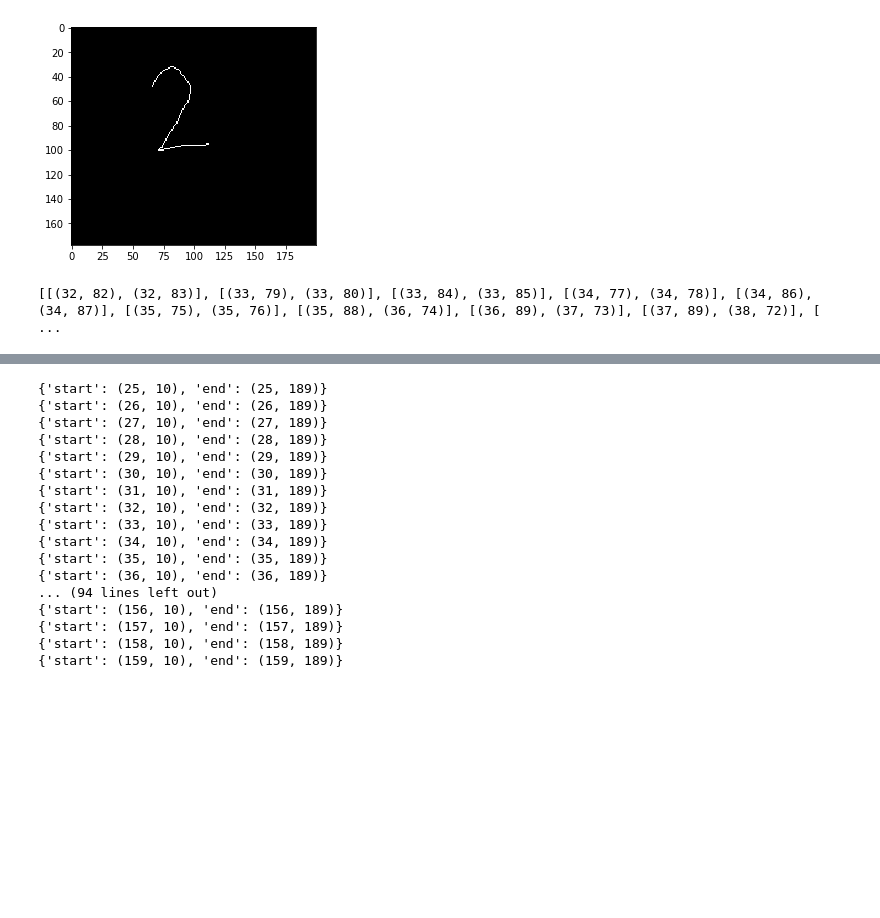
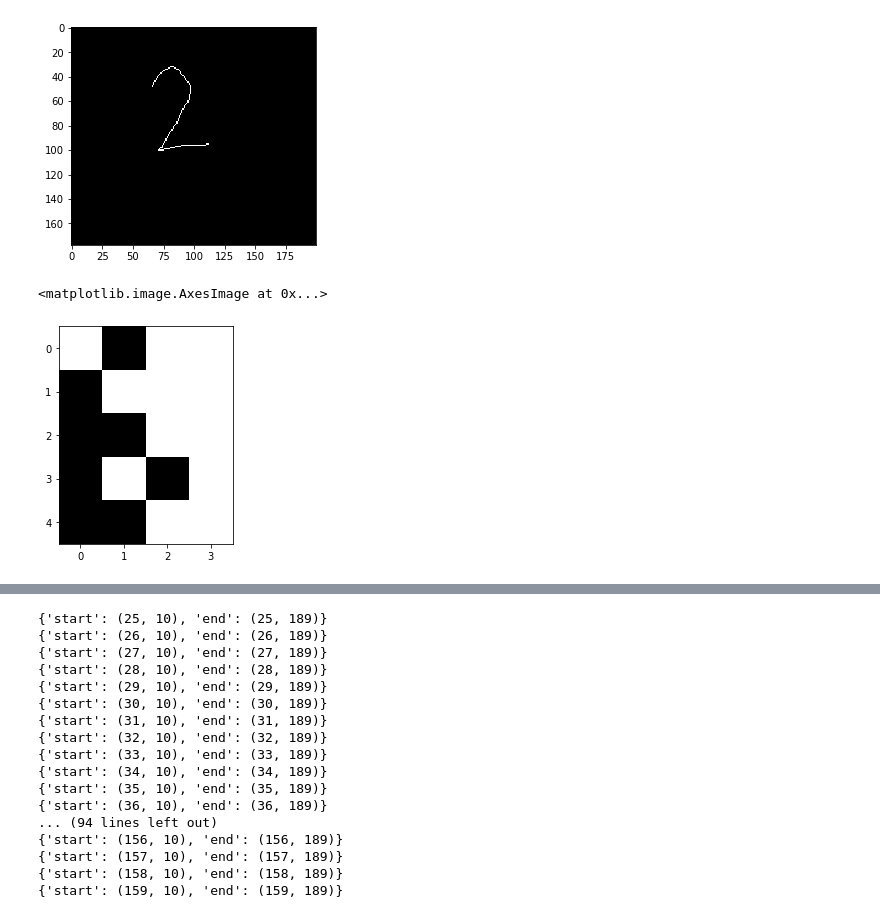
Before and after one commit to usamaimdadsian/pidrawing, a Jupyter notebook: practice.ipynb, the cells around one changed output, grey strips where cells are left out. Drawn from its saved outputs; the diff is of its cells as text; code cells hidden in the pictures; blank space fills up the shorter version.

```diff
--- a/practice.ipynb
+++ b/practice.ipynb
@@ -51,31 +51,37 @@ plt.imshow(img,'gray')
 # %% [output]
 <matplotlib.image.AxesImage at 0x...>
 [figure]
+# %%
+img = np.array([[1,0,1,1],[0,1,1,1],[0,0,1,1],[0,1,0,1],[0,0,1,1]])
+plt.imshow(img,'gray')
+# %% [output]
+<matplotlib.image.AxesImage at 0x...>
+[figure, added]
 # %%
 indexes = np.where(img == 1)
 indexes = list(zip(indexes[0],indexes[1]))
 points = []
 lines = []
 
-
+# print(len(indexes))
 for i in range(len(indexes)):
     for j, point in enumerate(indexes):
-        if (not points[-1] ==  indexes[j]) and checkAdjacent(points[-1],indexes[j]) and (not indexes[i] in points):
-            points.append(indexes[j])
-    if not indexes[i] in points: points.append(indexes[i])
-# for i,index in enumerate(indexes):
-#     for j in range(i+1,len(indexes)):
-#         if checkAdjacent(index,indexes[j]):
-#             points.append(indexes[j])
+        if points:
+            if (not points[-1] ==  indexes[j]) and checkAdjacent(points[-1],indexes[j]) and (not indexes[j] in points):
+                points.append(indexes[j])
+        else:
+            points.append(indexes[i])
+    if not indexes[i] in points:
+        points.append(indexes[i])
 
-head = 0
+
+head = -1
 for i,point in enumerate(points):
-    if not head:
+    if head < 0:
         head =  i
-    elif i < len(points)-1 and (not checkAdjacent(point,points[i+1])):
+    if i < len(points)-1 and (not checkAdjacent(point,points[i+1])):
         lines.append(points[head:i+1])
-        head = None
-
-print(lines)
+        head = -1
+    else:
+        if i == len(points)-1:
+            lines.append([point])
-# %% [output]
-[[(32, 82), (32, 83)], [(33, 79), (33, 80)], [(33, 84), (33, 85)], [(34, 77), (34, 78)], [(34, 86), (34, 87)], [(35, 75), (35, 76)], [(35, 88), (36, 74)], [(36, 89), (37, 73)], [(37, 89), (38, 72)], [ ...
```
Also changed, not shown: parts of 3 cells of this notebook, 3 other files.
